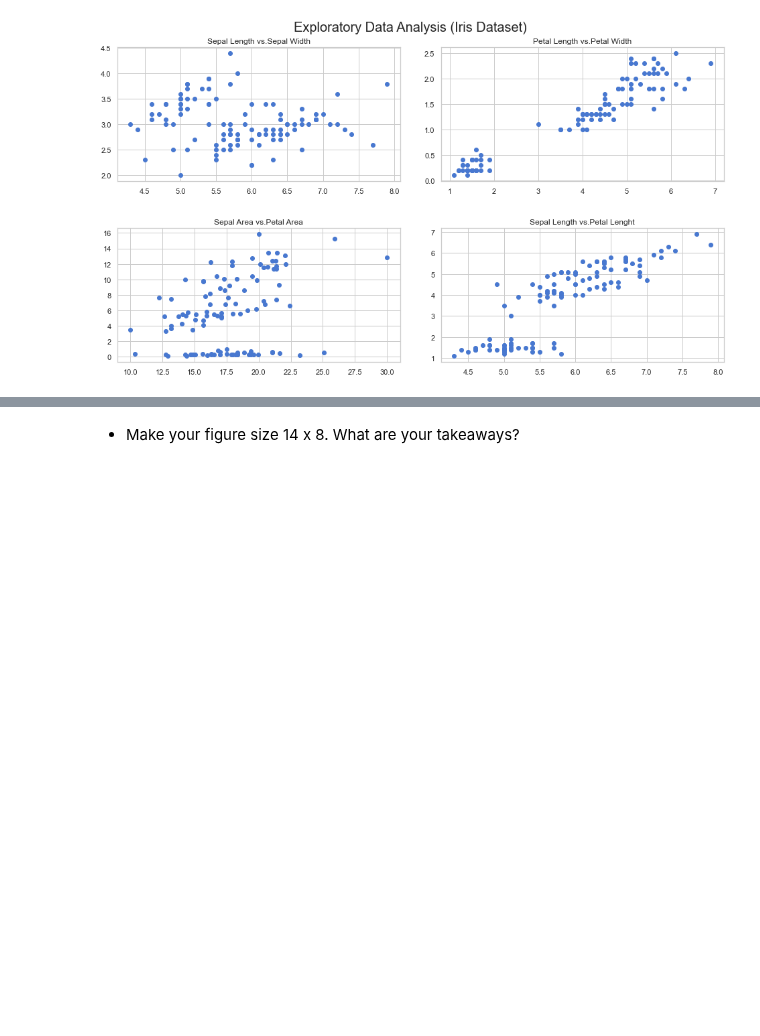
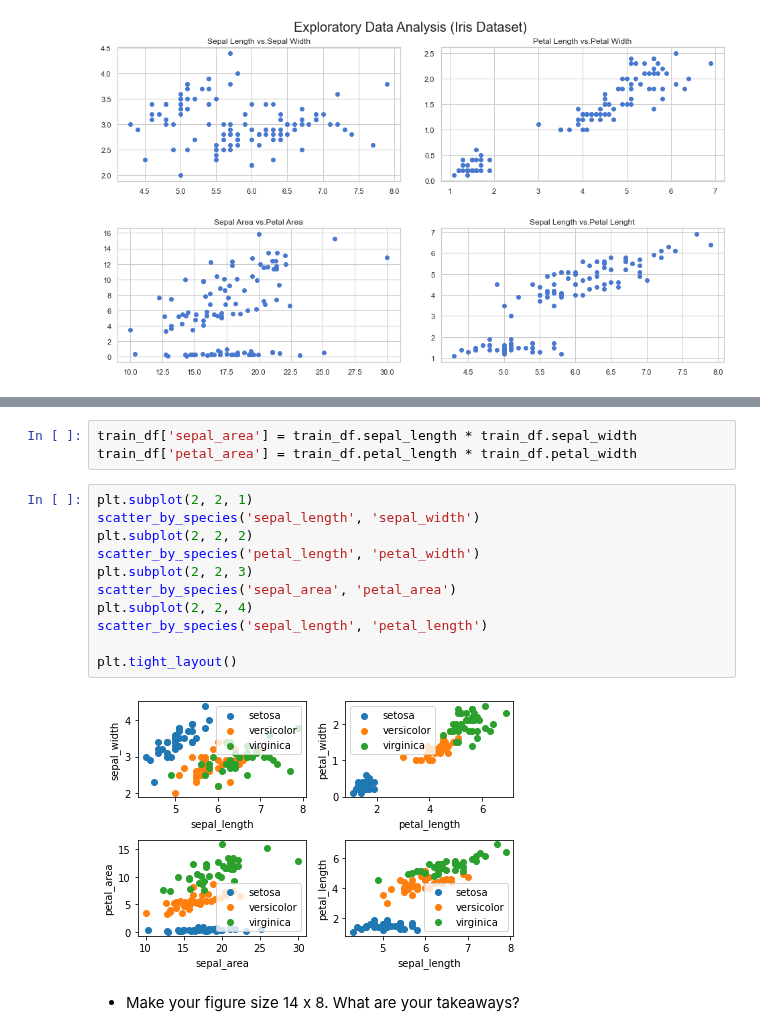
Before and after one commit to CSolitaire/classification-exercises, a Jupyter notebook: classification_exercises.ipynb, the cells around one changed output, grey strips where cells are left out. Drawn from its saved outputs; the diff is of its cells as text; blank space fills up the shorter version.

```diff
--- a/classification_exercises.ipynb
+++ b/classification_exercises.ipynb
@@ -1100,3 +1113,19 @@ plt.show ()
+# %%
+train_df['sepal_area'] = train_df.sepal_length * train_df.sepal_width
+train_df['petal_area'] = train_df.petal_length * train_df.petal_width
+# %%
+plt.subplot(2, 2, 1)
+scatter_by_species('sepal_length', 'sepal_width')
+plt.subplot(2, 2, 2)
+scatter_by_species('petal_length', 'petal_width')
+plt.subplot(2, 2, 3)
+scatter_by_species('sepal_area', 'petal_area')
+plt.subplot(2, 2, 4)
+scatter_by_species('sepal_length', 'petal_length')
+
+plt.tight_layout()
+# %% [output]
+[figure, added]
 # %% [markdown]
    - Make your figure size 14 x 8. What are your takeaways?
 # %% [markdown]
```
Also changed, not shown: parts of 7 cells of this notebook.
